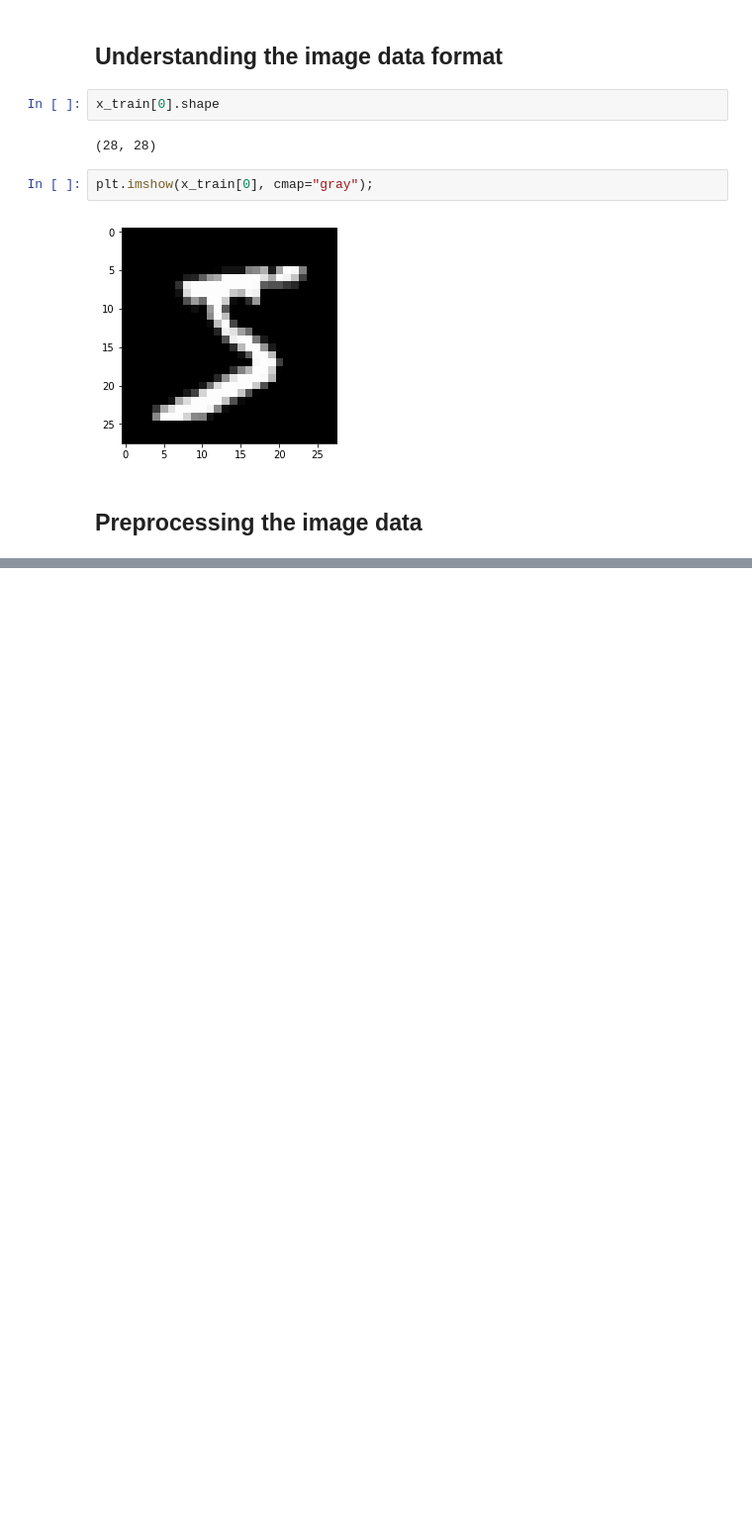
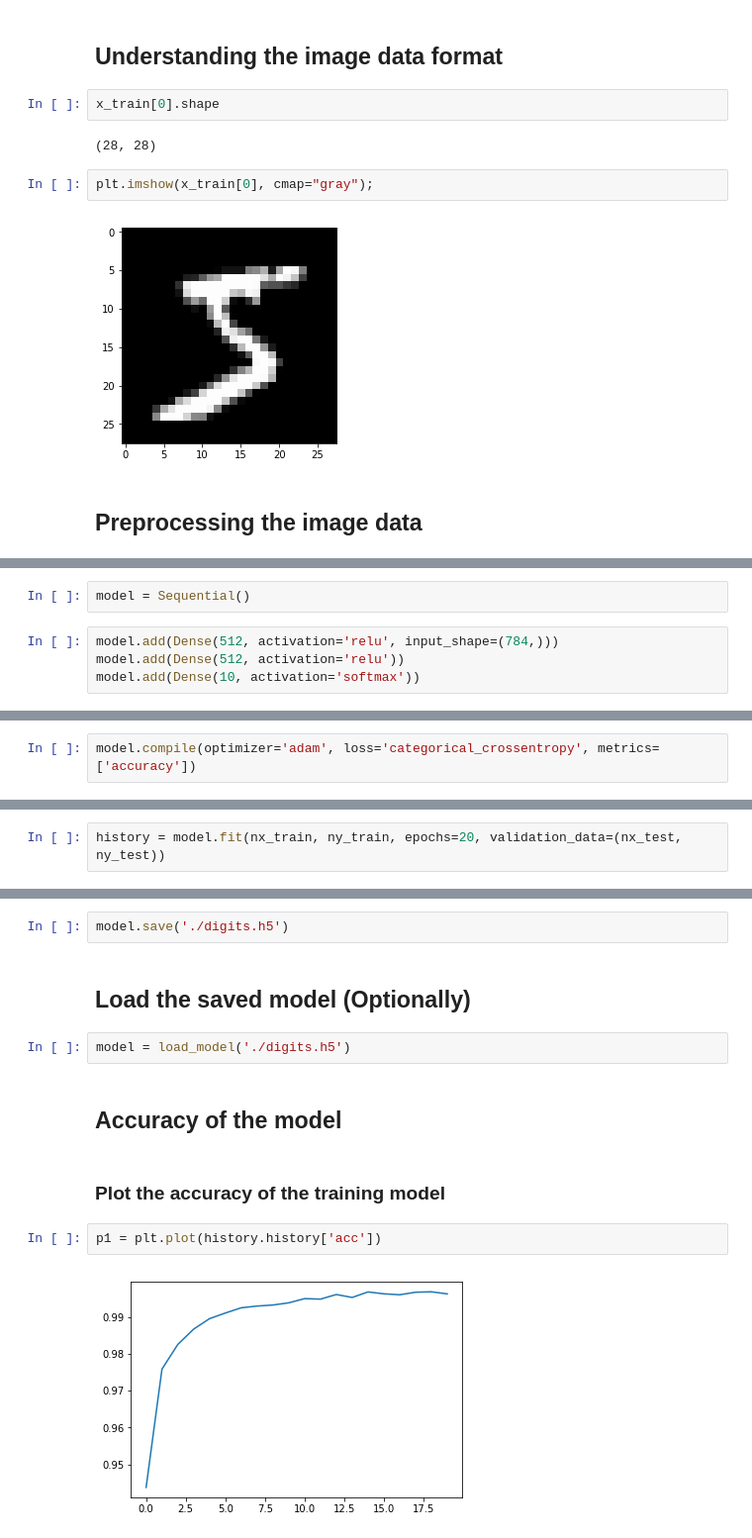
Before and after one commit to ibqn/neural-network, a Jupyter notebook: neural-networks.ipynb, the cells around one changed output, grey strips where cells are left out. Shown at 99% size. Drawn from its saved outputs; the diff is of its cells as text; blank space fills up the shorter version.

```diff
--- a/neural-networks.ipynb
+++ b/neural-networks.ipynb
@@ -40,0 +112,6 @@ img_height, img_width = 28, 28
+# %%
+model = Sequential()
+# %%
+model.add(Dense(512, activation='relu', input_shape=(784,)))
+model.add(Dense(512, activation='relu'))
+model.add(Dense(10, activation='softmax'))
@@ -40,0 +120,2 @@ img_height, img_width = 28, 28
+# %%
+model.compile(optimizer='adam', loss='categorical_crossentropy', metrics=['accuracy'])
@@ -40,0 +140,2 @@ img_height, img_width = 28, 28
+# %%
+history = model.fit(nx_train, ny_train, epochs=20, validation_data=(nx_test, ny_test))
@@ -40,0 +162,14 @@ img_height, img_width = 28, 28
+# %%
+model.save('./digits.h5')
+# %% [markdown]
+## Load the saved model (Optionally)
+# %%
+model = load_model('./digits.h5')
+# %% [markdown]
+## Accuracy of the model
+# %% [markdown]
+### Plot the accuracy of the training model
+# %%
+p1 = plt.plot(history.history['acc'])
+# %% [output]
+[figure, added]
```
Also changed, not shown: parts of 19 cells of this notebook.
